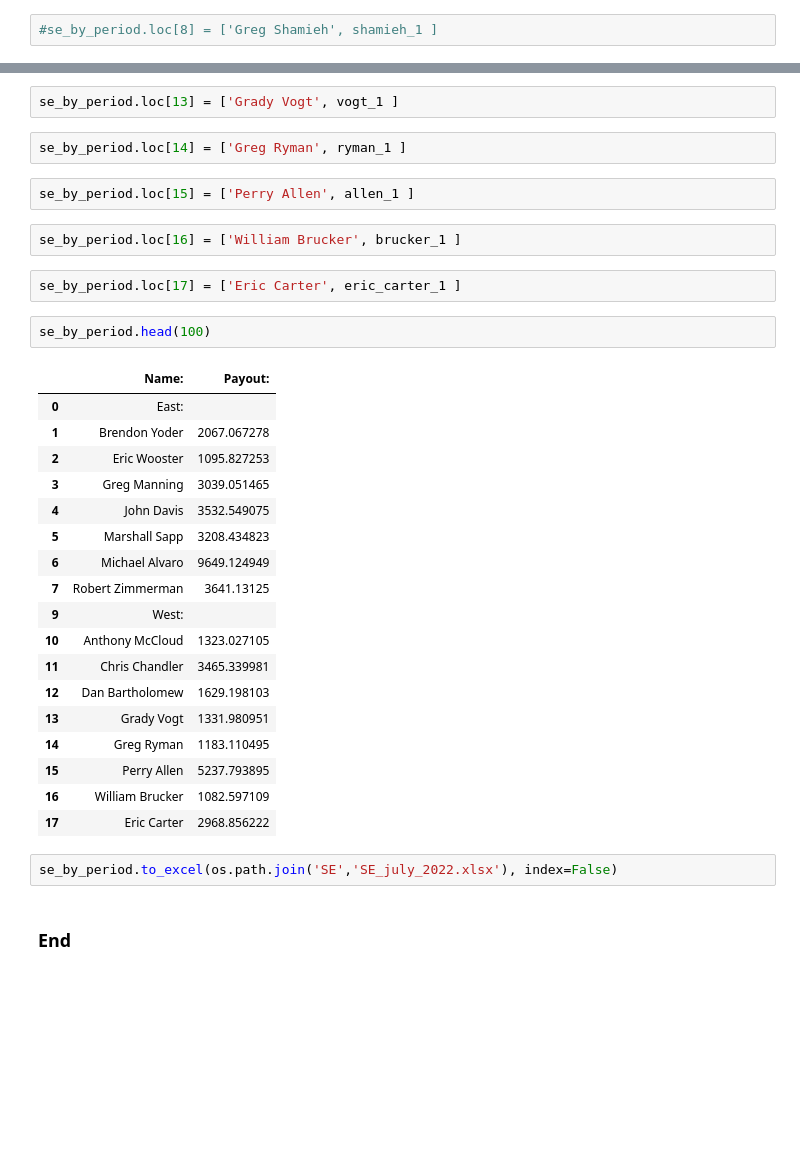
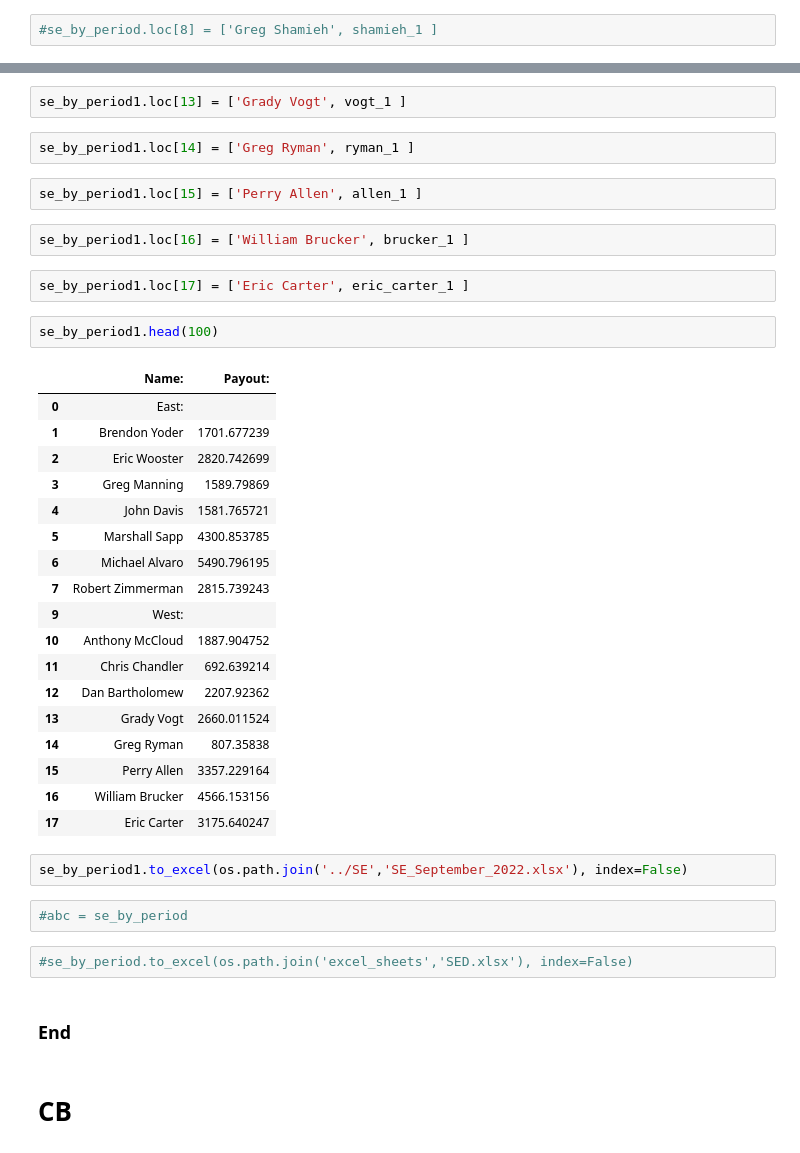
Before and after one commit to maxca17/DB_Commissions, a Jupyter notebook: Commishes/Main/SE&CB.ipynb, the cells around one changed output, grey strips where cells are left out. Drawn from its saved outputs; the diff is of its cells as text; blank space fills up the shorter version.

```diff
--- a/Commishes/Main/SE.ipynb
+++ b/Commishes/Main/SE&CB.ipynb
@@ -615,35 +612,41 @@ se_by_period.loc[12] = ['Dan Bartholomew', bartholomew_1 ]
 # %%
-se_by_period.loc[13] = ['Grady Vogt', vogt_1 ]
+se_by_period1.loc[13] = ['Grady Vogt', vogt_1 ]
 # %%
-se_by_period.loc[14] = ['Greg Ryman', ryman_1 ]
+se_by_period1.loc[14] = ['Greg Ryman', ryman_1 ]
 # %%
-se_by_period.loc[15] = ['Perry Allen', allen_1 ]
+se_by_period1.loc[15] = ['Perry Allen', allen_1 ]
 # %%
-se_by_period.loc[16] = ['William Brucker', brucker_1 ]
+se_by_period1.loc[16] = ['William Brucker', brucker_1 ]
 # %%
-se_by_period.loc[17] = ['Eric Carter', eric_carter_1 ]
+se_by_period1.loc[17] = ['Eric Carter', eric_carter_1 ]
 # %%
-se_by_period.head(100)
+se_by_period1.head(100)
 # %% [output]
 |  | Name: | Payout: |
 | 0 | East: |  |
-| 1 | Brendon Yoder | 2067.067278 |
-| 2 | Eric Wooster | 1095.827253 |
-| 3 | Greg Manning | 3039.051465 |
-| 4 | John Davis | 3532.549075 |
-| 5 | Marshall Sapp | 3208.434823 |
-| 6 | Michael Alvaro | 9649.124949 |
-| 7 | Robert Zimmerman | 3641.13125 |
+| 1 | Brendon Yoder | 1701.677239 |
+| 2 | Eric Wooster | 2820.742699 |
+| 3 | Greg Manning | 1589.79869 |
+| 4 | John Davis | 1581.765721 |
+| 5 | Marshall Sapp | 4300.853785 |
+| 6 | Michael Alvaro | 5490.796195 |
+| 7 | Robert Zimmerman | 2815.739243 |
 | 9 | West: |  |
-| 10 | Anthony McCloud | 1323.027105 |
-| 11 | Chris Chandler | 3465.339981 |
-| 12 | Dan Bartholomew | 1629.198103 |
-| 13 | Grady Vogt | 1331.980951 |
-| 14 | Greg Ryman | 1183.110495 |
-| 15 | Perry Allen | 5237.793895 |
-| 16 | William Brucker | 1082.597109 |
-| 17 | Eric Carter | 2968.856222 |
+| 10 | Anthony McCloud | 1887.904752 |
+| 11 | Chris Chandler | 692.639214 |
+| 12 | Dan Bartholomew | 2207.92362 |
+| 13 | Grady Vogt | 2660.011524 |
+| 14 | Greg Ryman | 807.35838 |
+| 15 | Perry Allen | 3357.229164 |
+| 16 | William Brucker | 4566.153156 |
+| 17 | Eric Carter | 3175.640247 |
 # %%
-se_by_period.to_excel(os.path.join('SE','SE_july_2022.xlsx'), index=False)
+se_by_period1.to_excel(os.path.join('../SE','SE_September_2022.xlsx'), index=False)
+# %%
+#abc = se_by_period
+# %%
+#se_by_period.to_excel(os.path.join('excel_sheets','SED.xlsx'), index=False)
 # %% [markdown]
 ### End
+# %% [markdown]
+# CB
```
Also changed, not shown: parts of 193 cells of this notebook, 32 other files.
